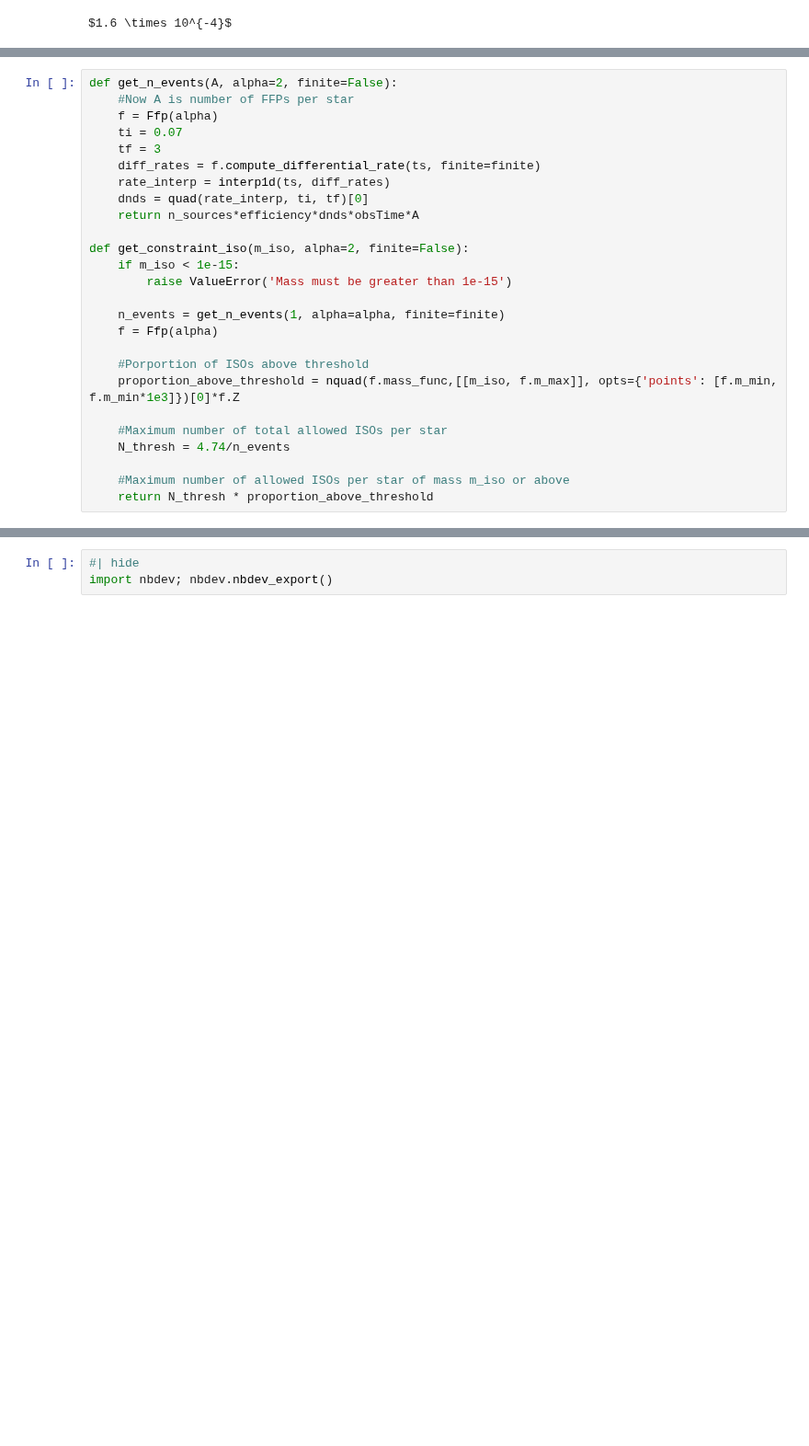
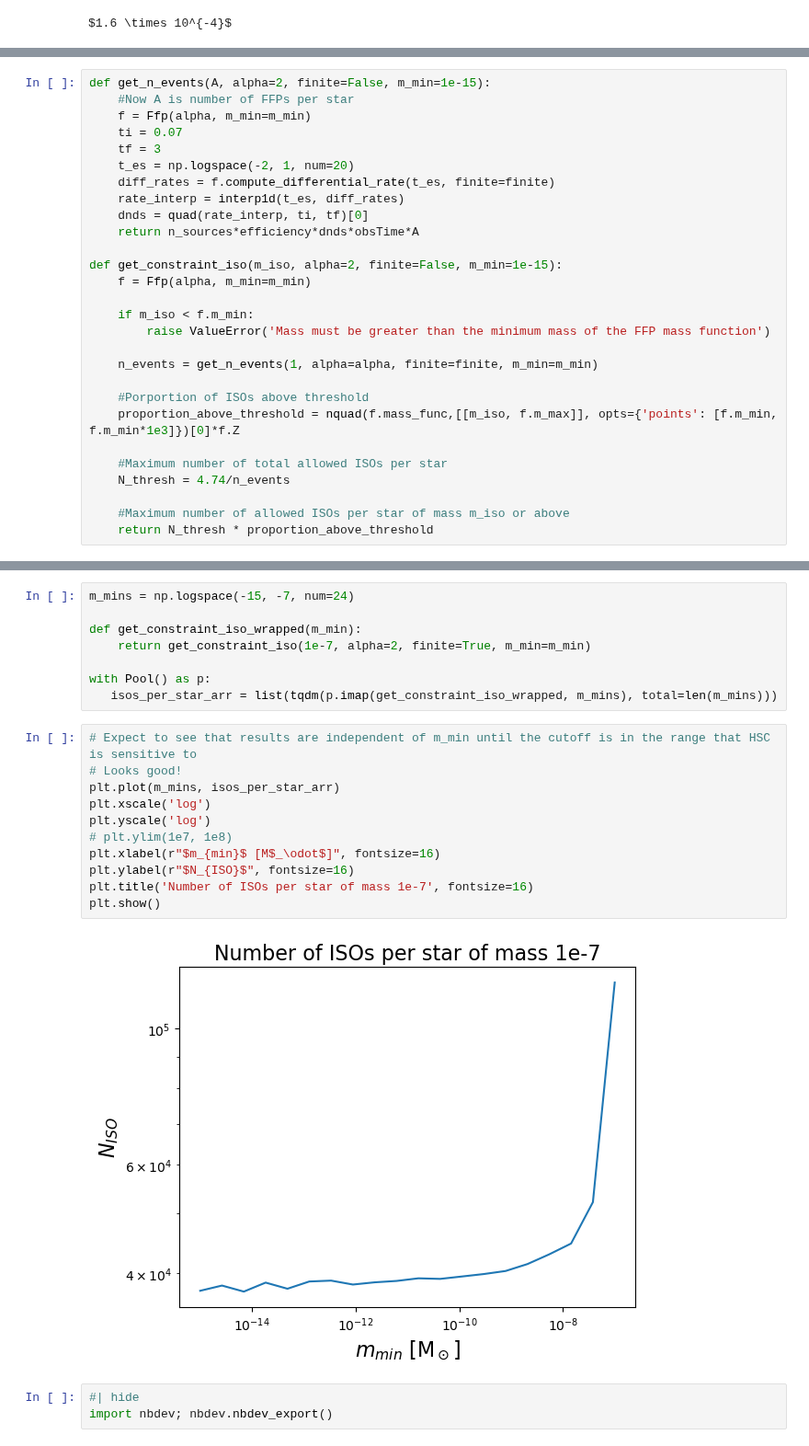
Before and after one commit to NolanSmyth/LensCalcPy, a Jupyter notebook: nbs/01_ffp.ipynb, the cells around one changed output, grey strips where cells are left out. Shown at 92% size. Saved outputs shown, nothing was run; the diff lists cells and outputs as text; blank space fills up the shorter version.

```diff
--- a/nbs/01_ffp.ipynb
+++ b/nbs/01_ffp.ipynb
@@ -365,20 +388,22 @@ $1.6 \times 10^{-4}$
 # %%
-def get_n_events(A, alpha=2, finite=False):
+def get_n_events(A, alpha=2, finite=False, m_min=1e-15):
     #Now A is number of FFPs per star
-    f = Ffp(alpha)
+    f = Ffp(alpha, m_min=m_min)
     ti = 0.07
     tf = 3
-    diff_rates = f.compute_differential_rate(ts, finite=finite)
-    rate_interp = interp1d(ts, diff_rates)
+    t_es = np.logspace(-2, 1, num=20)
+    diff_rates = f.compute_differential_rate(t_es, finite=finite)
+    rate_interp = interp1d(t_es, diff_rates)
     dnds = quad(rate_interp, ti, tf)[0]
     return n_sources*efficiency*dnds*obsTime*A
 
-def get_constraint_iso(m_iso, alpha=2, finite=False):
-    if m_iso < 1e-15:
-        raise ValueError('Mass must be greater than 1e-15')
+def get_constraint_iso(m_iso, alpha=2, finite=False, m_min=1e-15):
+    f = Ffp(alpha, m_min=m_min)
 
-    n_events = get_n_events(1, alpha=alpha, finite=finite)
-    f = Ffp(alpha)
+    if m_iso < f.m_min:
+        raise ValueError('Mass must be greater than the minimum mass of the FFP mass function')
+
+    n_events = get_n_events(1, alpha=alpha, finite=finite, m_min=m_min)
 
     #Porportion of ISOs above threshold
     proportion_above_threshold = nquad(f.mass_func,[[m_iso, f.m_max]], opts={'points': [f.m_min, f.m_min*1e3]})[0]*f.Z
@@ -404,3 +416,24 @@ get_constraint_iso(1e-7, alpha=2, finite=True)
+# %%
+m_mins = np.logspace(-15, -7, num=24)
+
+def get_constraint_iso_wrapped(m_min):
+    return get_constraint_iso(1e-7, alpha=2, finite=True, m_min=m_min)
+
+with Pool() as p:
+   isos_per_star_arr = list(tqdm(p.imap(get_constraint_iso_wrapped, m_mins), total=len(m_mins)))
+# %%
+# Expect to see that results are independent of m_min until the cutoff is in the range that HSC is sensitive to
+# Looks good!
+plt.plot(m_mins, isos_per_star_arr)
+plt.xscale('log')
+plt.yscale('log')
+# plt.ylim(1e7, 1e8)
+plt.xlabel(r"$m_{min}$ [M$_\odot$]", fontsize=16)
+plt.ylabel(r"$N_{ISO}$", fontsize=16)
+plt.title('Number of ISOs per star of mass 1e-7', fontsize=16)
+plt.show()
+# %% [output]
+[figure, added]
 # %%
 #| hide
 import nbdev; nbdev.nbdev_export()
```
Also changed, not shown: parts of 14 cells of this notebook, 3 other files.
